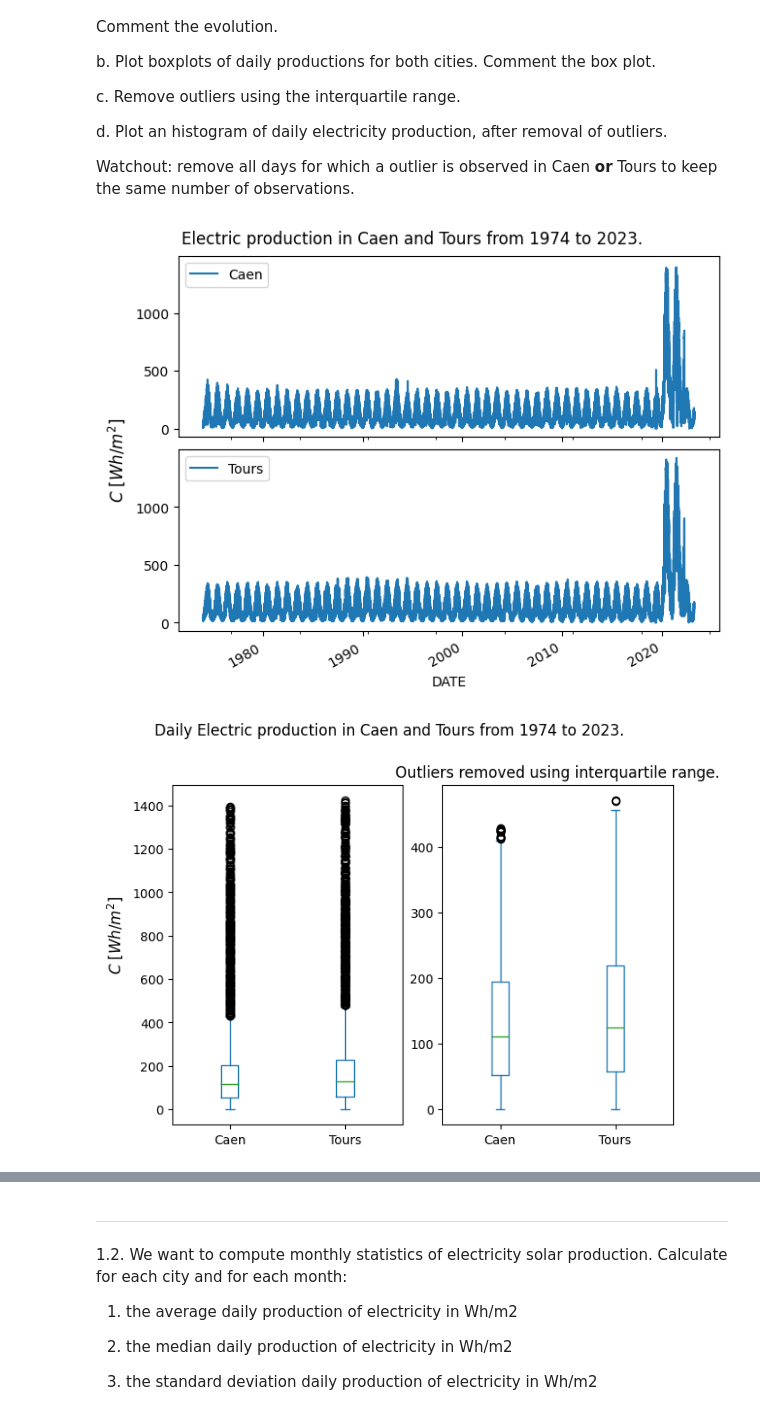
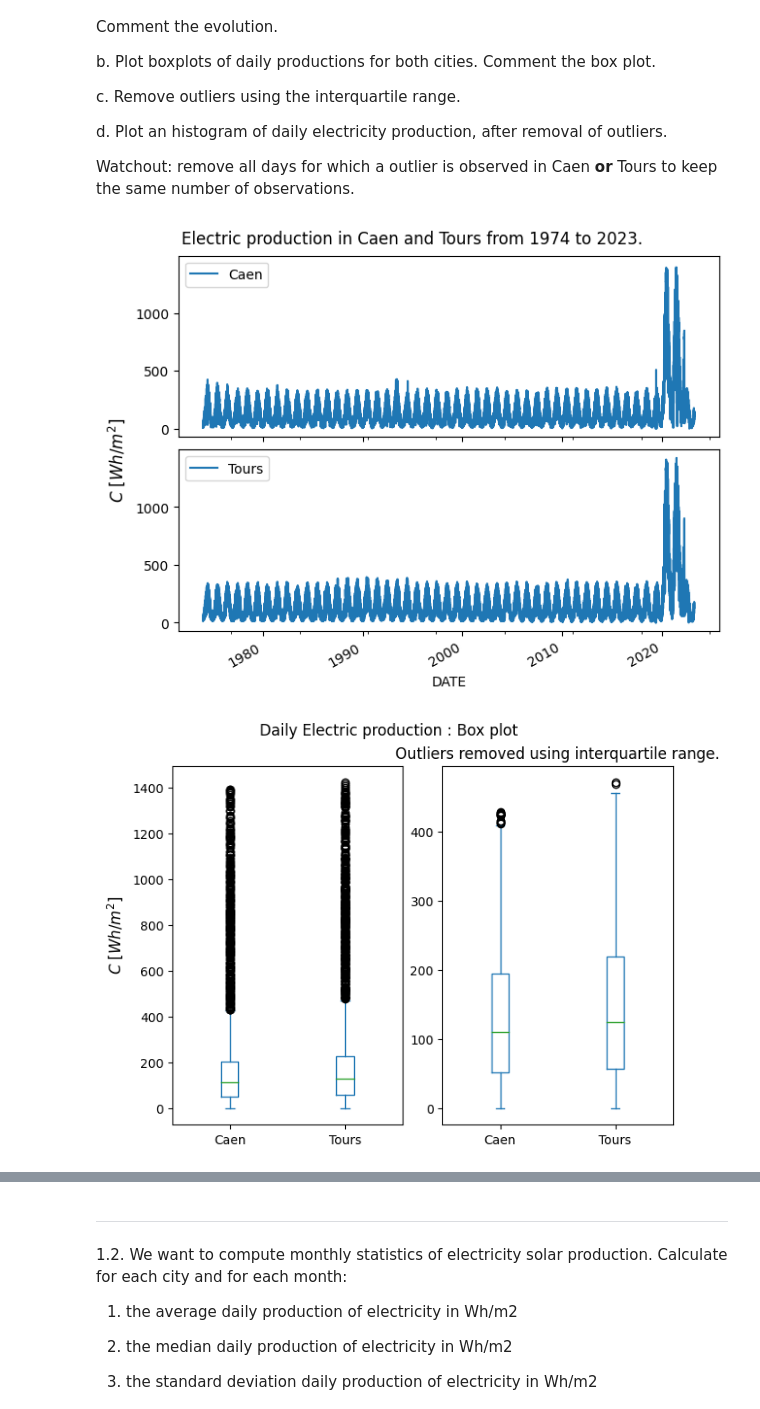
Before and after one commit to squifbe/Hackathon, a Jupyter notebook: Hackathon1_Final.ipynb, the cells around one changed output, grey strips where cells are left out. Saved outputs shown, nothing was run; the diff lists cells and outputs as text; code cells hidden in the pictures.

```diff
--- a/Hackathon1_Final.ipynb
+++ b/Hackathon1_Final.ipynb
@@ -82,33 +82,33 @@ fig.suptitle("Electric production in Caen and Tours from 1974 to 2023.")
 fig.supylabel("$C$ $[Wh/m^2]$")
 df.plot(x="DATE", y="Caen", ax=axs[0])
 df.plot(x="DATE", y="Tours", ax=axs[1])
 
 fig, axs = plt.subplots(1, 2, layout='constrained')
-fig.suptitle("Daily Electric production in Caen and Tours from 1974 to 2023.\n")
+fig.suptitle("Daily Electric production : Box plot")
 fig.supylabel("$C$ $[Wh/m^2]$")
 axs[1].set_title("Outliers removed using interquartile range." ,wrap=True)
 df[["Caen", "Tours"]].plot(kind="box", ax=axs[0])
 
 caen_q1 = df["Caen"].quantile(0.25); caen_q3 = df["Caen"].quantile(0.75)
 caen_iqr = (caen_q3 - caen_q1)*1.5
 tours_q1 = df["Tours"].quantile(0.25); tours_q3 = df["Tours"].quantile(0.75)
 tours_iqr = (tours_q3 - tours_q1)*1.5
 outliers = df[
     (df["Caen"] < caen_q1 - caen_iqr) | (df["Caen"] > caen_q3 + caen_iqr) |
     (df["Tours"] < tours_q1 - tours_iqr) | (df["Tours"] > tours_q3 + tours_iqr)
 ]
 df = df.drop(outliers.index)
 df[["Caen", "Tours"]].plot(kind="box", ax=axs[1])
 
 bins = int((df["Caen"].max() - df["Caen"].min())/(2*caen_iqr*len(df["Caen"])**(-1/3))) # The Freedman-Diaconis rule
 fig, axs = plt.subplots(1, 2, layout='constrained', sharey=True)
 df["Caen"].hist(bins=bins, ax=axs[0])
 df["Tours"].hist(bins=bins, ax=axs[1])
-fig.suptitle("Daily electricity production.")
+fig.suptitle("Daily electricity production : Histogram")
 axs[0].set_title("Caen")
 axs[1].set_title("Tours")
 fig.supxlabel("$C$ $[Wh/m^2]$")
 fig.supylabel("Frequency");
 # %% [output]
 [figure]
-[figure, old version]
+[figure, new version]
```
Also changed, not shown: parts of 2 cells of this notebook.
